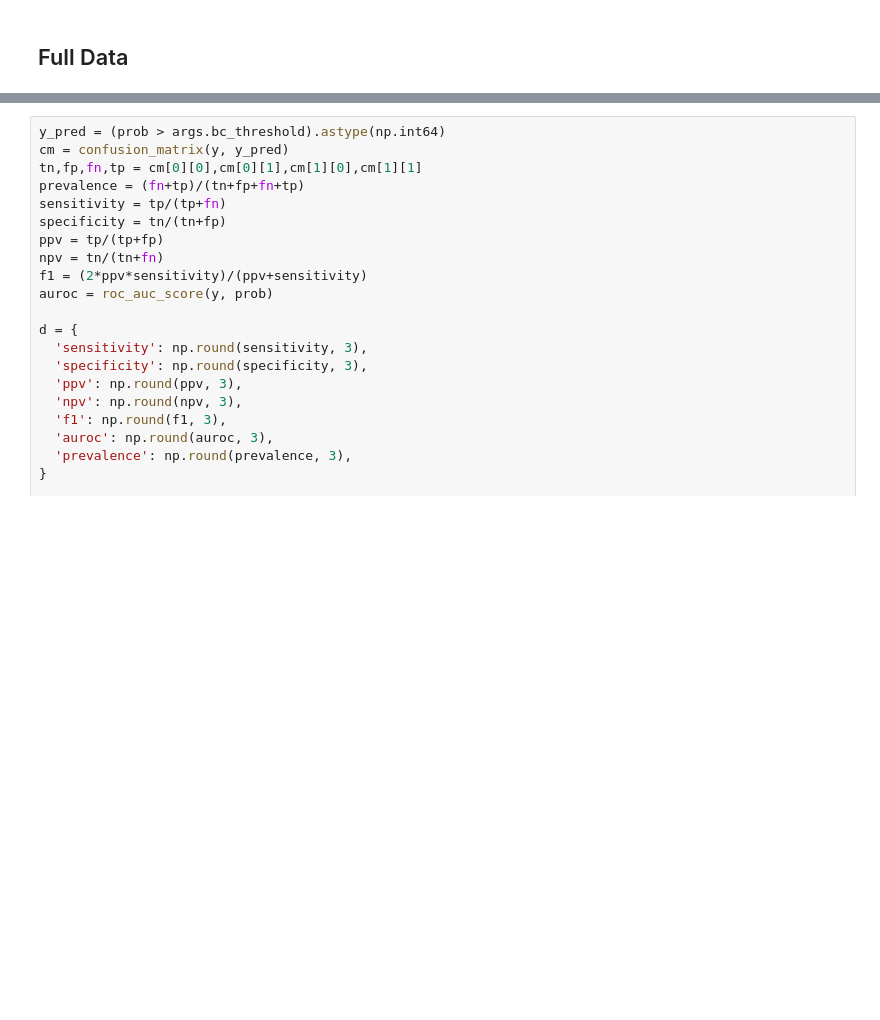
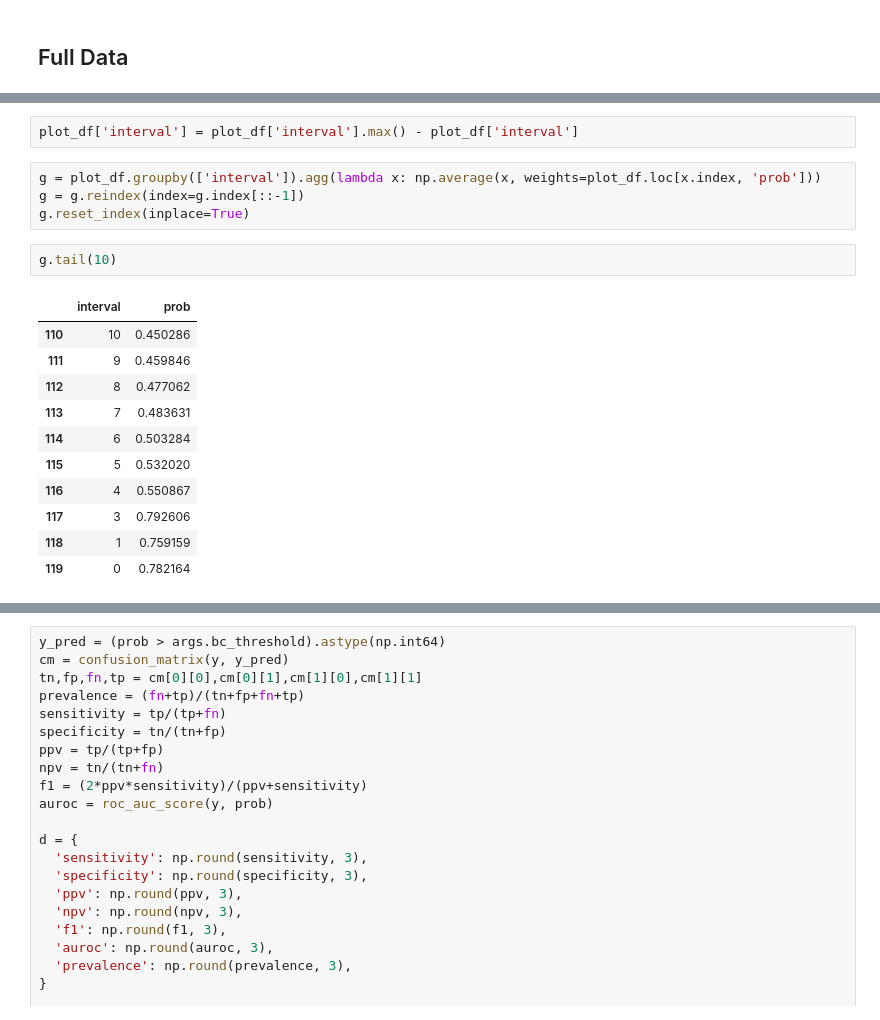
Before and after one commit to sudarshan85/imminent-adm-mimic, a Jupyter notebook: lr/lr_classifier.ipynb, the cells around one changed output, grey strips where cells are left out. Cells and saved outputs as stored; diff of their text form; blank space fills up the shorter version.

```diff
--- a/lr/lr_classifier.ipynb
+++ b/lr/lr_classifier.ipynb
@@ -184,0 +196,20 @@ plot_df = pd.DataFrame({'time': df['relative_charttime'], 'prob': prob})
+# %%
+plot_df['interval'] = plot_df['interval'].max() - plot_df['interval']
+# %%
+g = plot_df.groupby(['interval']).agg(lambda x: np.average(x, weights=plot_df.loc[x.index, 'prob']))
+g = g.reindex(index=g.index[::-1])
+g.reset_index(inplace=True)
+# %%
+g.tail(10)
+# %% [output]
+|  | interval | prob |
+| 110 | 10 | 0.450286 |
+| 111 | 9 | 0.459846 |
+| 112 | 8 | 0.477062 |
+| 113 | 7 | 0.483631 |
+| 114 | 6 | 0.503284 |
+| 115 | 5 | 0.532020 |
+| 116 | 4 | 0.550867 |
+| 117 | 3 | 0.792606 |
+| 118 | 1 | 0.759159 |
+| 119 | 0 | 0.782164 |
```
Also changed, not shown: parts of 11 cells of this notebook, 1 other file.
